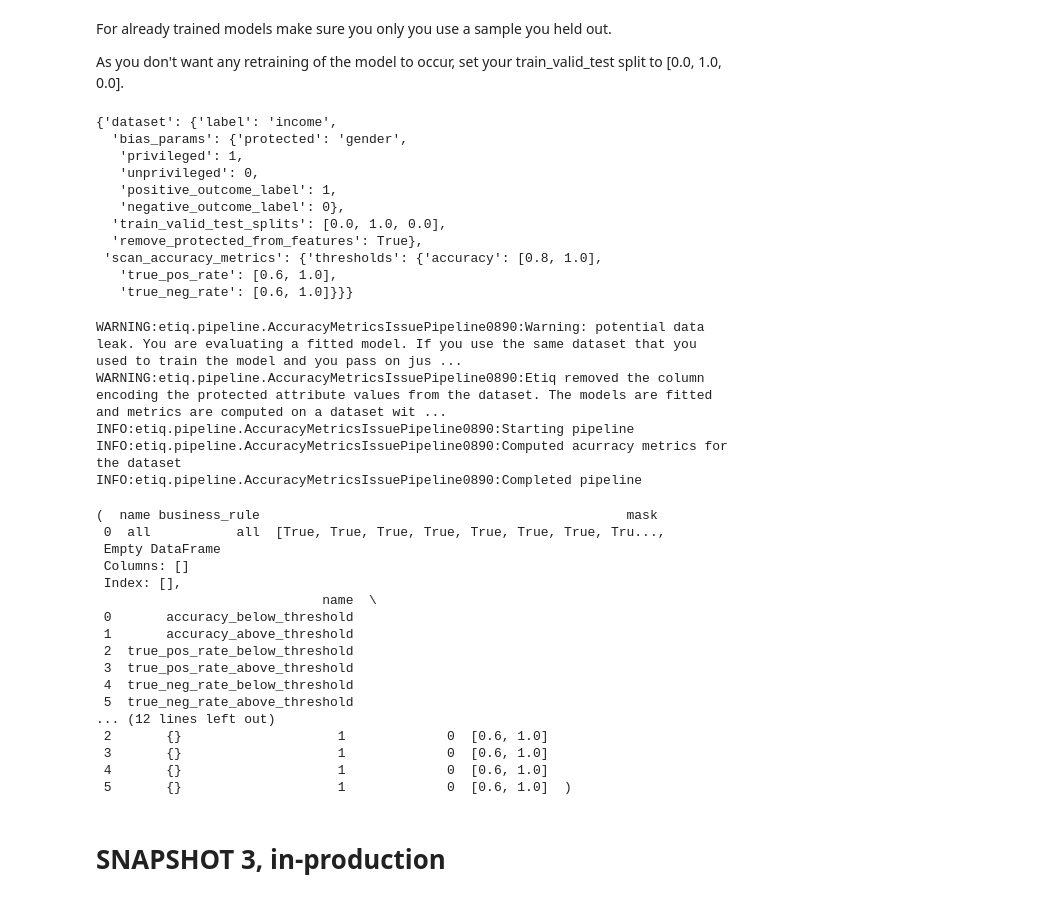
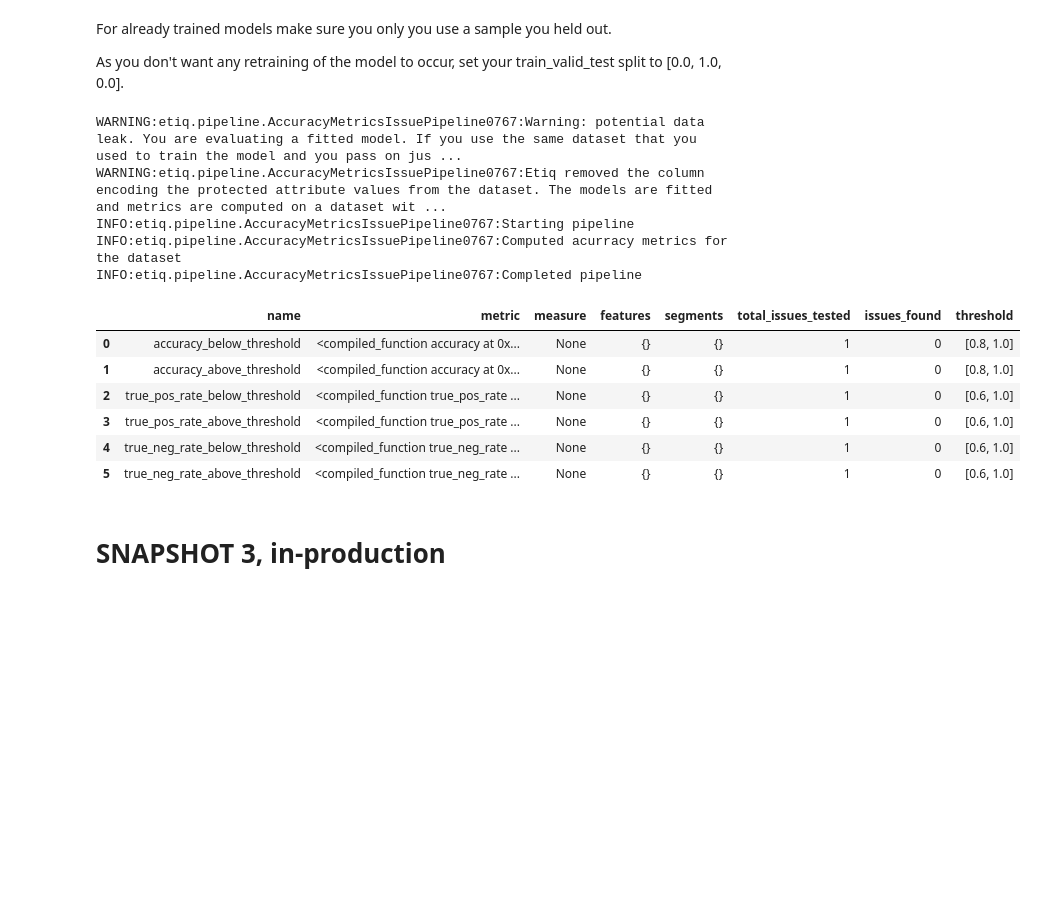
Before and after one commit to ETIQ-AI/ml-testing, a Jupyter notebook: Scans by type/Accuracy/Accuracy - Release 1.3.ipynb, the cells around one changed output. Cells and saved outputs as stored; diff of their text form; code cells hidden in the pictures; blank space fills up the shorter version.

Commit message:
accuracy notebook with context manager

```diff
--- a/Scans by type/Accuracy/Accuracy - Release 1.3.ipynb
+++ b/Scans by type/Accuracy/Accuracy - Release 1.3.ipynb
@@ -146,4 +146,3 @@ data_encoded
 ## Loading the config file
 # %%
 # XXX: Make per-project.
-etiq.load_config("./config_accuracy.json")
@@ -282,16 +267,36 @@ For already trained models make sure you only you use a sample you held out.
 
 As you don't want any retraining of the model to occur, set your train_valid_test split to [0.0, 1.0, 0.0].
 # %%
-etiq.load_config("./config_already_trained_accuracy.json")
+from etiq import Model
+
+with etiq.etiq_config('config_already_trained_accuracy.json'):
+    #load your dataset
+
+    dataset = etiq.BiasDatasetBuilder.dataset(test)
+
+    #Log your already trained model
+    model = Model(model_architecture=standard_model, model_fitted=model_fit)
+
+    # Creating a snapshot
+    snapshot = project.snapshots.create(name="Snapshot 2",
+                                    dataset=dataset,
+                                    model=model,
+                                    bias_params=etiq.biasparams.BiasParams(protected='gender', privileged=1, unprivileged=0, positive_outcome_label=1, negative_outcome_label=0))
+
+    #accuracy metrics scan
+    (segments, issues, issue_summary) = snapshot.scan_accuracy_metrics()
+
+issue_summary
 # %% [output]
-{'dataset': {'label': 'income',
-  'bias_params': {'protected': 'gender',
-   'privileged': 1,
-   'unprivileged': 0,
-   'positive_outcome_label': 1,
-   'negative_outcome_label': 0},
-  'train_valid_test_splits': [0.0, 1.0, 0.0],
-  'remove_protected_from_features': True},
- 'scan_accuracy_metrics': {'thresholds': {'accuracy': [0.8, 1.0],
-   'true_pos_rate': [0.6, 1.0],
-   'true_neg_rate': [0.6, 1.0]}}}
+WARNING:etiq.pipeline.AccuracyMetricsIssuePipeline0767:Warning: potential data leak. You are evaluating a fitted model. If you use the same dataset that you used to train the model and you pass on jus ...
+WARNING:etiq.pipeline.AccuracyMetricsIssuePipeline0767:Etiq removed the column encoding the protected attribute values from the dataset. The models are fitted and metrics are computed on a dataset wit ...
+INFO:etiq.pipeline.AccuracyMetricsIssuePipeline0767:Starting pipeline
+INFO:etiq.pipeline.AccuracyMetricsIssuePipeline0767:Computed acurracy metrics for the dataset
+INFO:etiq.pipeline.AccuracyMetricsIssuePipeline0767:Completed pipeline
+|  | name | metric | measure | features | segments | total_issues_tested | issues_found | threshold |
+| 0 | accuracy_below_threshold | <compiled_function accuracy at 0x... | None | {} | {} | 1 | 0 | [0.8, 1.0] |
+| 1 | accuracy_above_threshold | <compiled_function accuracy at 0x... | None | {} | {} | 1 | 0 | [0.8, 1.0] |
+| 2 | true_pos_rate_below_threshold | <compiled_function true_pos_rate ... | None | {} | {} | 1 | 0 | [0.6, 1.0] |
+| 3 | true_pos_rate_above_threshold | <compiled_function true_pos_rate ... | None | {} | {} | 1 | 0 | [0.6, 1.0] |
+| 4 | true_neg_rate_below_threshold | <compiled_function true_neg_rate ... | None | {} | {} | 1 | 0 | [0.6, 1.0] |
+| 5 | true_neg_rate_above_threshold | <compiled_function true_neg_rate ... | None | {} | {} | 1 | 0 | [0.6, 1.0] |
@@ -311,28 +303,3 @@ snapshot = project.snapshots.create(name="Snapshot 2",
-# %%
-snapshot.scan_accuracy_metrics()
-# %% [output]
-WARNING:etiq.pipeline.AccuracyMetricsIssuePipeline0890:Warning: potential data leak. You are evaluating a fitted model. If you use the same dataset that you used to train the model and you pass on jus ...
-WARNING:etiq.pipeline.AccuracyMetricsIssuePipeline0890:Etiq removed the column encoding the protected attribute values from the dataset. The models are fitted and metrics are computed on a dataset wit ...
-INFO:etiq.pipeline.AccuracyMetricsIssuePipeline0890:Starting pipeline
-INFO:etiq.pipeline.AccuracyMetricsIssuePipeline0890:Computed acurracy metrics for the dataset
-INFO:etiq.pipeline.AccuracyMetricsIssuePipeline0890:Completed pipeline
-(  name business_rule                                               mask
- 0  all           all  [True, True, True, True, True, True, True, Tru...,
- Empty DataFrame
- Columns: []
- Index: [],
-                             name  \
- 0       accuracy_below_threshold
- 1       accuracy_above_threshold
- 2  true_pos_rate_below_threshold
- 3  true_pos_rate_above_threshold
- 4  true_neg_rate_below_threshold
- 5  true_neg_rate_above_threshold
-... (12 lines left out)
- 2       {}                    1             0  [0.6, 1.0]
- 3       {}                    1             0  [0.6, 1.0]
- 4       {}                    1             0  [0.6, 1.0]
- 5       {}                    1             0  [0.6, 1.0]  )
 # %% [markdown]
 # SNAPSHOT 3, in-production
 # %% [markdown]
```
Also changed, not shown: parts of 12 cells of this notebook.
